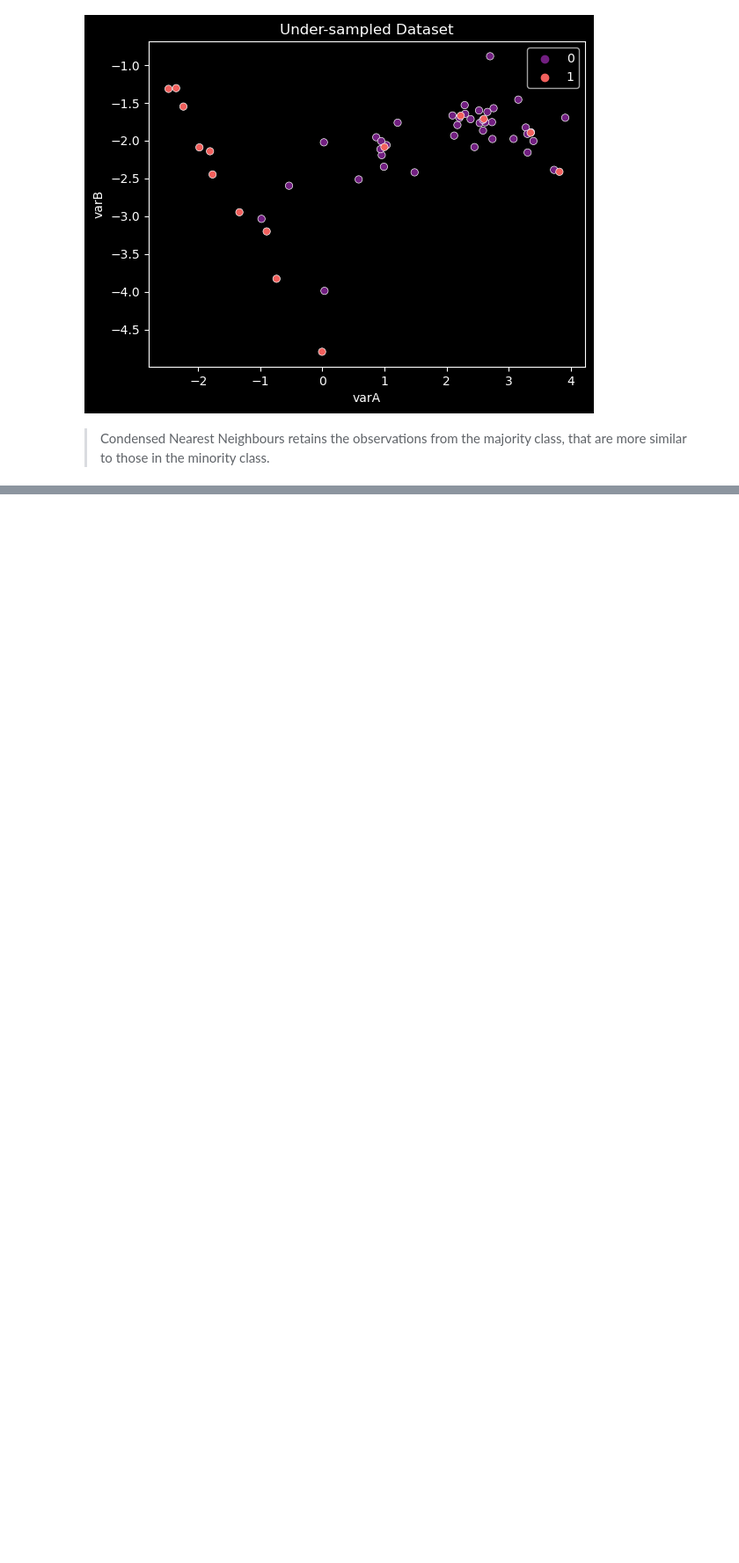
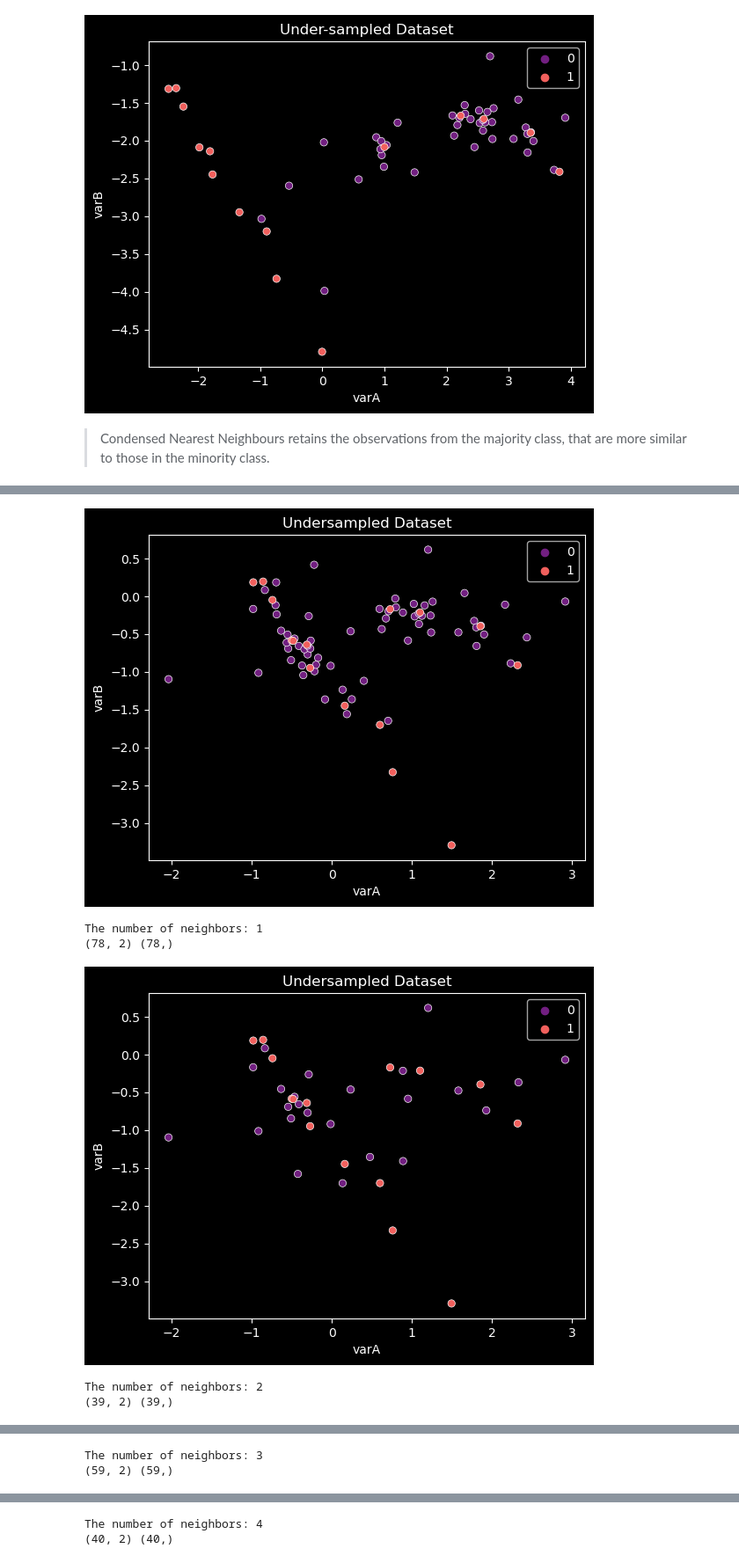
Before and after one commit to frantzalexander/machine_learning_studies, a Jupyter notebook: Machine Learning with Imbalanced Data/Under-sampling/Condensed Nearest Neighbors.ipynb, the cells around one changed output, grey strips where cells are left out. Shown at 88% size. Drawn from its saved outputs; the diff is of its cells as text; code cells hidden in the pictures; blank space fills up the shorter version.

```diff
--- a/Machine Learning with Imbalanced Data/Under-sampling/Condensed Nearest Neighbors.ipynb
+++ b/Machine Learning with Imbalanced Data/Under-sampling/Condensed Nearest Neighbors.ipynb
@@ -145,0 +212,29 @@ plt.show()
+# %%
+for neighbors in range(1, 6):
+    cnn = CondensedNearestNeighbour(
+    sampling_strategy= "auto",
+    random_state = 9,
+    n_neighbors= neighbors,
+    n_jobs= 6
+    )
+
+    X_resampled, y_resampled = cnn.fit_resample(X, y)
+
+    sns.scatterplot(
+        data = X_resampled,
+        x = "varA",
+        y = "varB",
+        palette= "magma",
+        hue = y_resampled
+    )
+    plt.title("Undersampled Dataset")
+    plt.show()
+    print(f"The number of neighbors: {neighbors}")
+    print(X_resampled.shape, y_resampled.shape);
+# %% [output]
+[figure, added]
+The number of neighbors: 1
+(78, 2) (78,)
+[figure, added]
+The number of neighbors: 2
+(39, 2) (39,)
@@ -145,0 +242,2 @@ plt.show()
+The number of neighbors: 3
+(59, 2) (59,)
@@ -145,0 +245,2 @@ plt.show()
+The number of neighbors: 4
+(40, 2) (40,)
```
Also changed, not shown: parts of 28 cells of this notebook.
